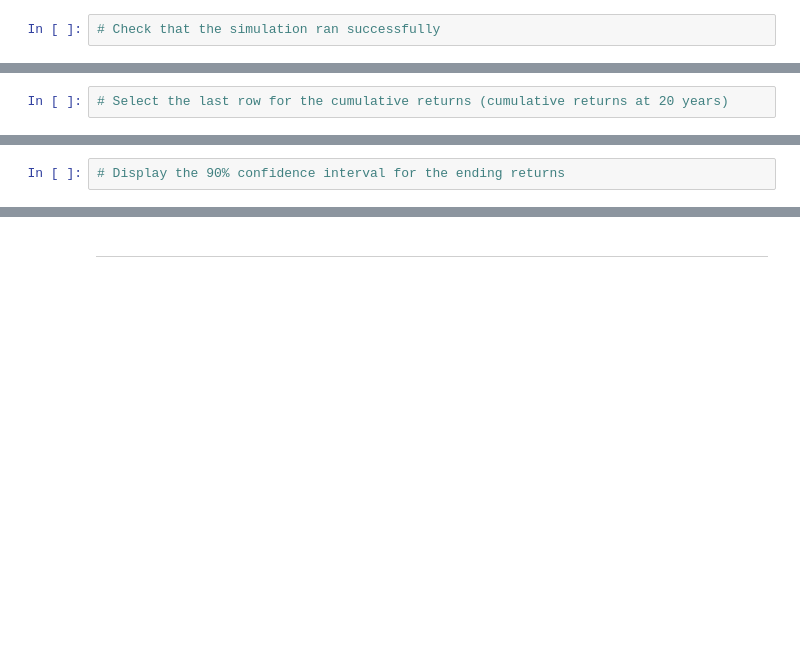
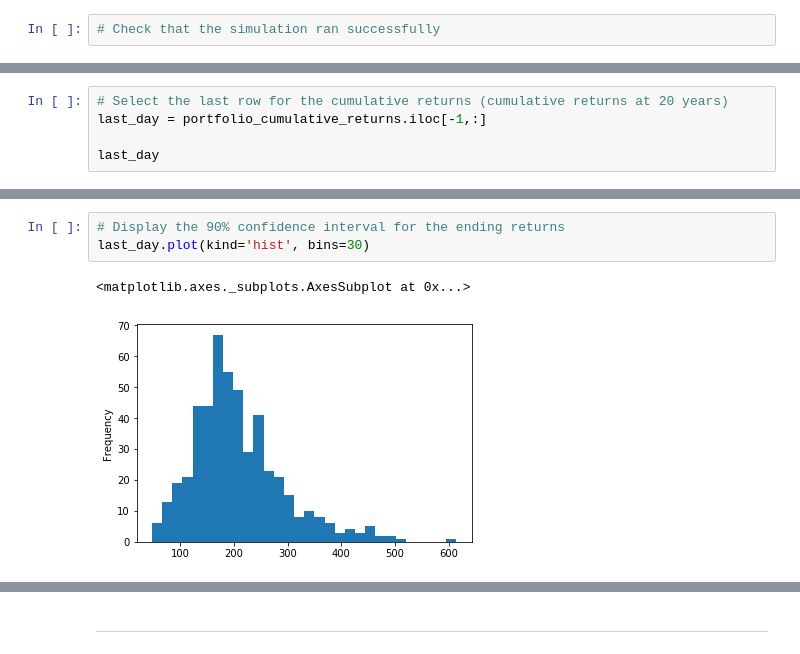
Before and after one commit to HendersonRichardK/API-Homework, a Jupyter notebook: Retirement Planner/portfolio_planner.ipynb, the cells around one changed output, grey strips where cells are left out. Cells and saved outputs as stored; diff of their text form; blank space fills up the shorter version.

```diff
--- a/Retirement Planner/portfolio_planner.ipynb
+++ b/Retirement Planner/portfolio_planner.ipynb
@@ -113,2 +216,5 @@ monte_carlo = pd.DataFrame()
 # %%
 # Select the last row for the cumulative returns (cumulative returns at 20 years)
+last_day = portfolio_cumulative_returns.iloc[-1,:]
+
+last_day
@@ -117,4 +261,8 @@ monte_carlo = pd.DataFrame()
 # %%
 # Display the 90% confidence interval for the ending returns
+last_day.plot(kind='hist', bins=30)
+# %% [output]
+<matplotlib.axes._subplots.AxesSubplot at 0x...>
+[figure, added]
 # %%
 # Visualize the distribution of the ending returns
```
Also changed, not shown: parts of 22 cells of this notebook, 1 other file.
